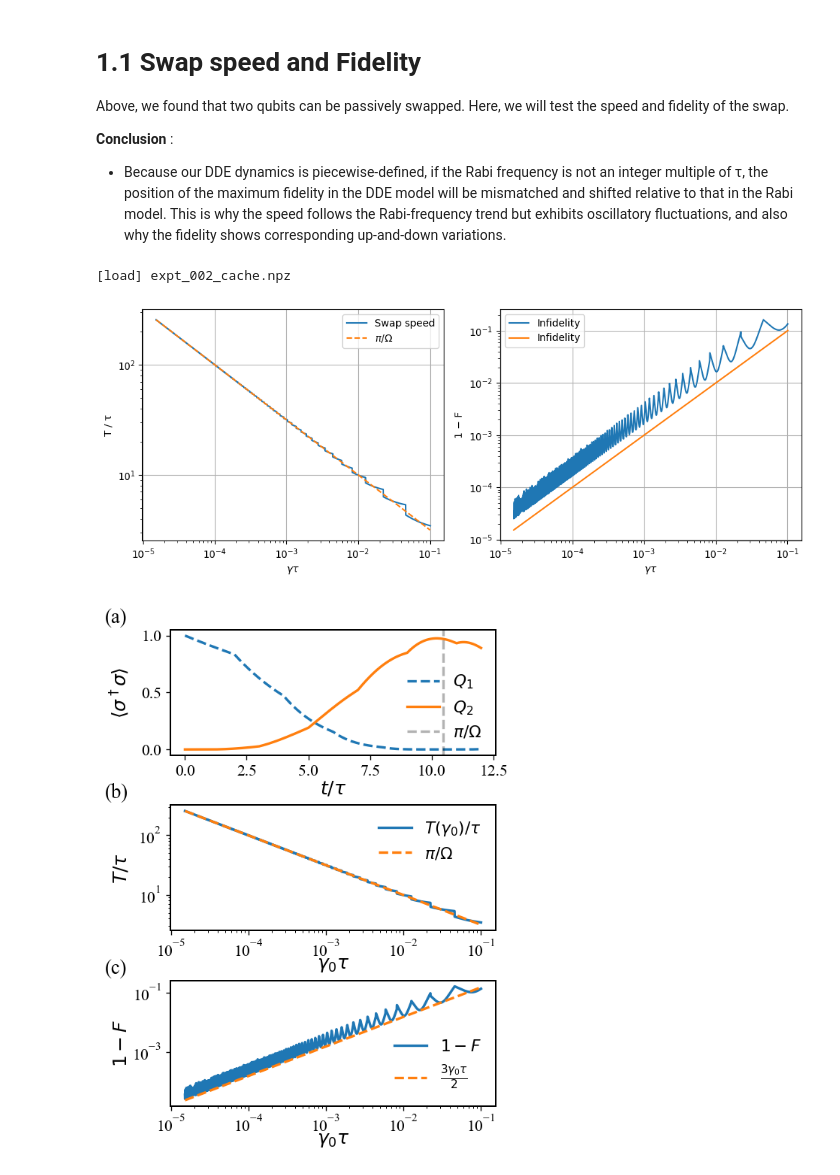
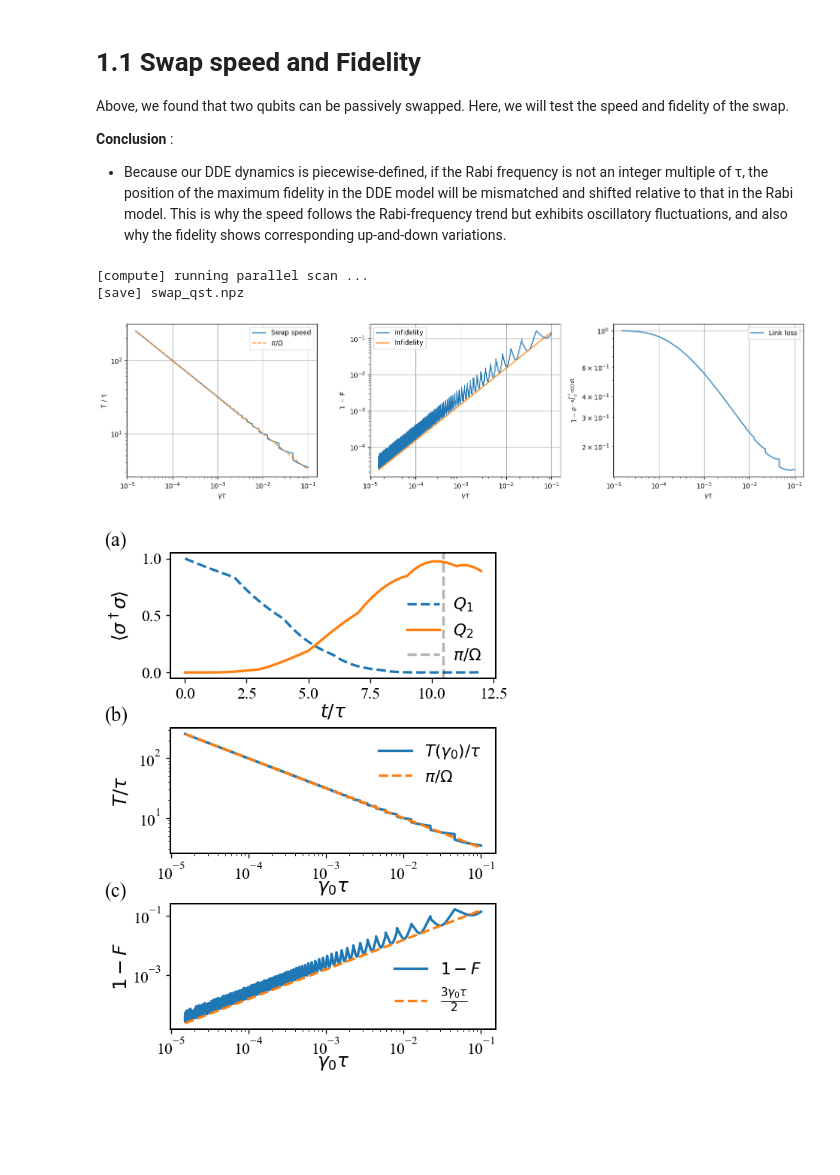
Before and after one commit to Taitoos2/non_markovian_qubit_swap, a Jupyter notebook: Idea_3.ipynb, the cells around one changed output. Saved outputs shown, nothing was run; the diff lists cells and outputs as text; code cells hidden in the pictures; blank space fills up the shorter version.

```diff
--- a/Idea_3.ipynb
+++ b/Idea_3.ipynb
@@ -15,14 +15,20 @@ Here, we will test the speed and fidelity of the swap.
 # %%
 from expt_sets import expt_002_swapspeed
 import numpy as np
 
-gamma_list = np.logspace(np.log10(0.00015), np.log10(1), 2000)
+gamma_list = np.logspace(np.log10(0.00015), np.log10(1), 4000)
 expt_002_swapspeed(
-    Delta=0, gamma_list=gamma_list, overwrite=False, T_max=1.5, T_min=0.5
+    Delta=0,
+    gamma_list=gamma_list,
+    overwrite=True,
+    T_max=1.5,
+    T_min=0.5,
+    filename="swap_qst.npz",
 )
 # %% [output]
-[load] expt_002_cache.npz
+[compute] running parallel scan ...
+[save] swap_qst.npz
-[figure, old version]
+[figure, new version]
 # %%
 from expt_sets import swap_appendix_graph
 
```
Also changed, not shown: parts of 14 cells of this notebook, 15 other files.
